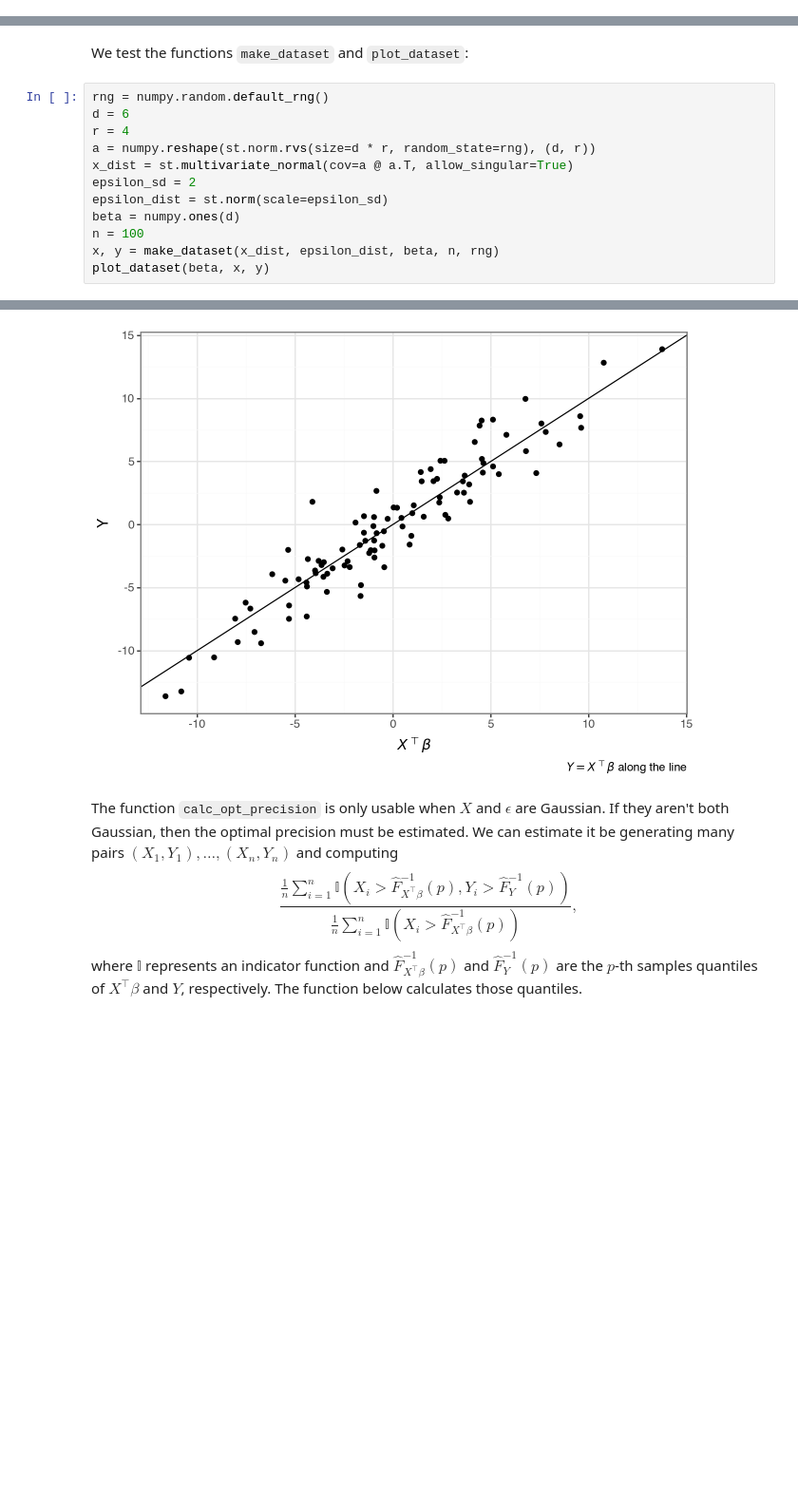
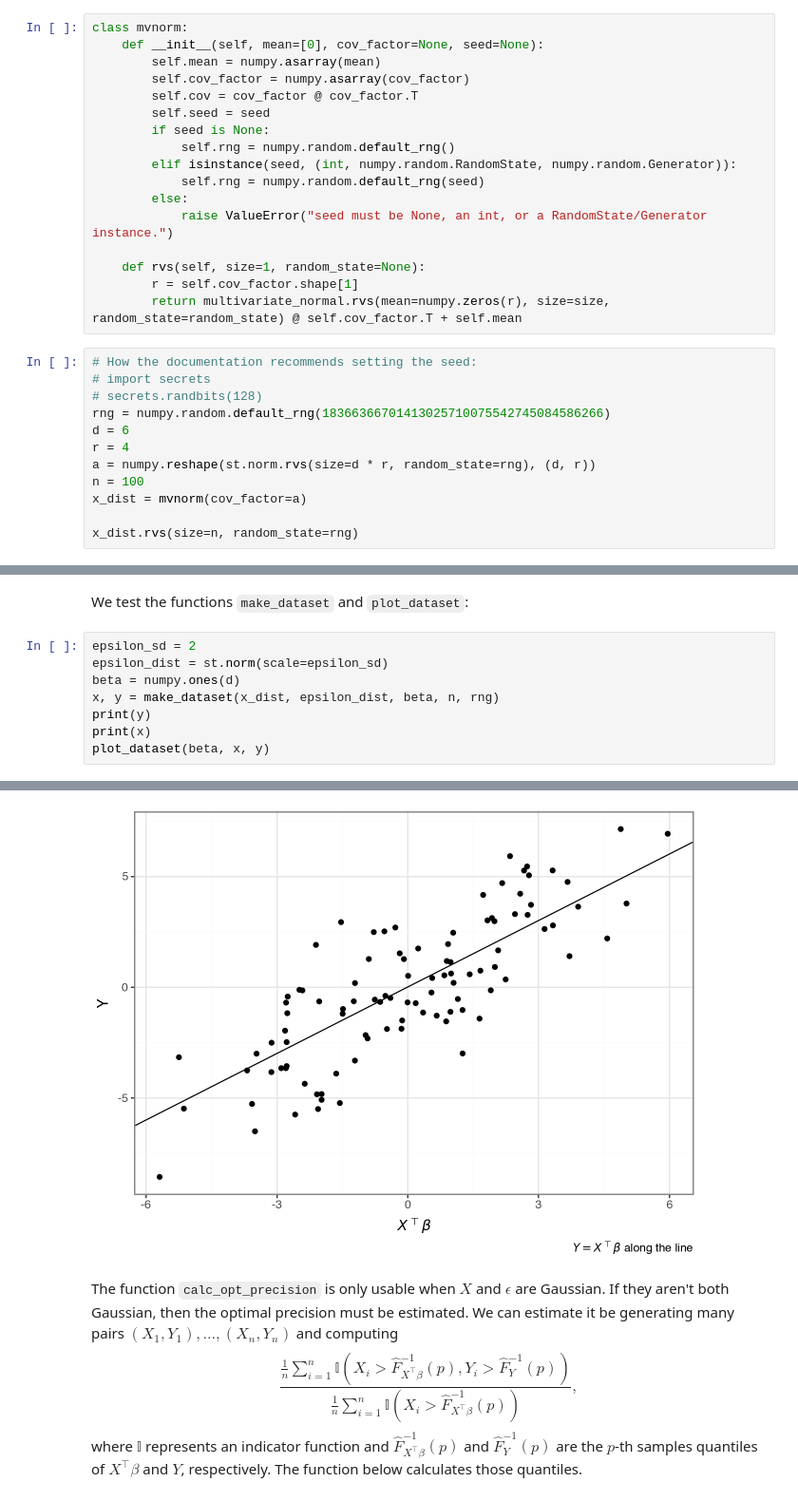
Before and after one commit to victorverma/xray_flux_forecasting, a Jupyter notebook: notebooks/sim_funs.ipynb, the cells around one changed output, grey strips where cells are left out. Shown at 95% size. Cells and saved outputs as stored; diff of their text form; blank space fills up the shorter version.

Commit message:
Properly set seeds

```diff
--- a/notebooks/sim_funs.ipynb
+++ b/notebooks/sim_funs.ipynb
@@ -17,2 +18,31 @@ from scipy.integrate import quad
 from scipy.stats._distn_infrastructure import rv_continuous_frozen
 from typing import Dict, Tuple
+# %%
+class mvnorm:
+    def __init__(self, mean=[0], cov_factor=None, seed=None):
+        self.mean = numpy.asarray(mean)
+        self.cov_factor = numpy.asarray(cov_factor)
+        self.cov = cov_factor @ cov_factor.T
+        self.seed = seed
+        if seed is None:
+            self.rng = numpy.random.default_rng()
+        elif isinstance(seed, (int, numpy.random.RandomState, numpy.random.Generator)):
+            self.rng = numpy.random.default_rng(seed)
+        else:
+            raise ValueError("seed must be None, an int, or a RandomState/Generator instance.")
+
+    def rvs(self, size=1, random_state=None):
+        r = self.cov_factor.shape[1]
+        return multivariate_normal.rvs(mean=numpy.zeros(r), size=size, random_state=random_state) @ self.cov_factor.T + self.mean
+# %%
+# How the documentation recommends setting the seed:
+# import secrets
+# secrets.randbits(128)
+rng = numpy.random.default_rng(18366366701413025710075542745084586266)
+d = 6
+r = 4
+a = numpy.reshape(st.norm.rvs(size=d * r, random_state=rng), (d, r))
+n = 100
+x_dist = mvnorm(cov_factor=a)
+
+x_dist.rvs(size=n, random_state=rng)
@@ -139,15 +187,11 @@ def plot_dataset(beta: numpy.ndarray, x: numpy.ndarray, y: numpy.ndarray) -> ggp
 # %% [markdown]
 We test the functions `make_dataset` and `plot_dataset`:
 # %%
-rng = numpy.random.default_rng()
-d = 6
-r = 4
-a = numpy.reshape(st.norm.rvs(size=d * r, random_state=rng), (d, r))
-x_dist = st.multivariate_normal(cov=a @ a.T, allow_singular=True)
 epsilon_sd = 2
 epsilon_dist = st.norm(scale=epsilon_sd)
 beta = numpy.ones(d)
-n = 100
 x, y = make_dataset(x_dist, epsilon_dist, beta, n, rng)
+print(y)
+print(x)
 plot_dataset(beta, x, y)
 # %% [output]
@@ -154,4 +215,4 @@ plot_dataset(beta, x, y)
-[figure, old version]
+[figure, new version]
 # %% [markdown]
 The function `calc_opt_precision` is only usable when $X$ and $\epsilon$ are Gaussian. If they aren't both Gaussian, then the optimal precision must be estimated. We can estimate it be generating many pairs $(X_1, Y_1), \ldots, (X_n, Y_n)$ and computing
 $$
```
Also changed, not shown: parts of 10 cells of this notebook, 1 other file.
